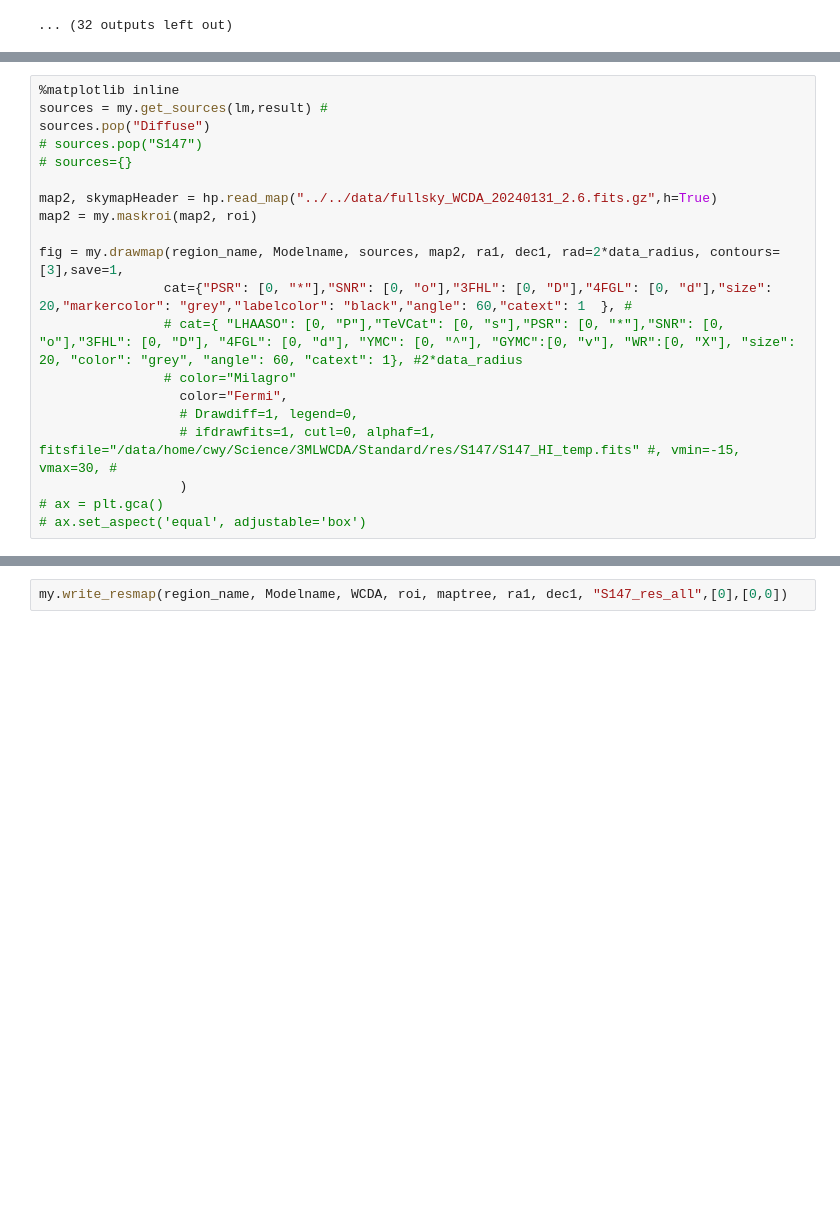
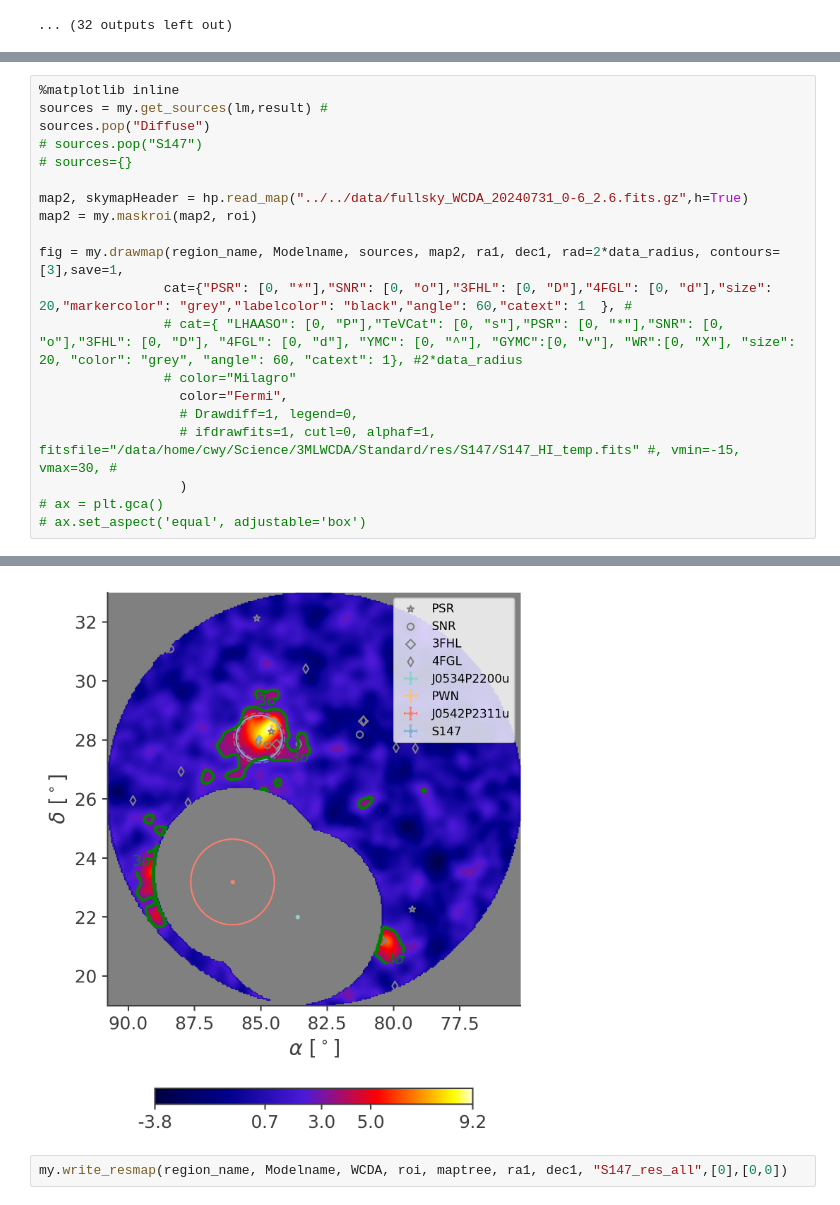
Before and after one commit to xiahouwenyu/3MLWCDA, a Jupyter notebook: Standard/src/3MLnew_S147.ipynb, the cells around one changed output, grey strips where cells are left out. Drawn from its saved outputs; the diff is of its cells as text; blank space fills up the shorter version.

```diff
--- a/Standard/src/3MLnew_S147.ipynb
+++ b/Standard/src/3MLnew_S147.ipynb
@@ -262,7 +284,7 @@ sources.pop("Diffuse")
 # sources.pop("S147")
 # sources={}
 
-map2, skymapHeader = hp.read_map("../../data/fullsky_WCDA_20240131_2.6.fits.gz",h=True)
+map2, skymapHeader = hp.read_map("../../data/fullsky_WCDA_20240731_0-6_2.6.fits.gz",h=True)
 map2 = my.maskroi(map2, roi)
 
 fig = my.drawmap(region_name, Modelname, sources, map2, ra1, dec1, rad=2*data_radius, contours=[3],save=1,
@@ -280,3 +318,4 @@ NameError: name 'result' is not defined
+[figure, added]
 # %%
 my.write_resmap(region_name, Modelname, WCDA, roi, maptree, ra1, dec1, "S147_res_all",[0],[0,0])
 # %% [output]
```
Also changed, not shown: parts of 10 cells of this notebook, 3 other files.
